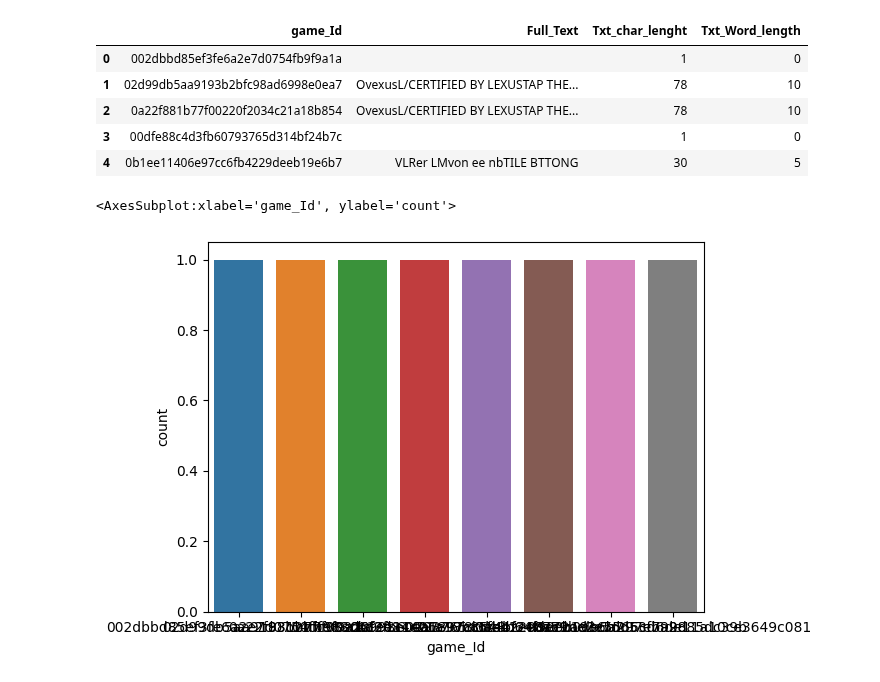
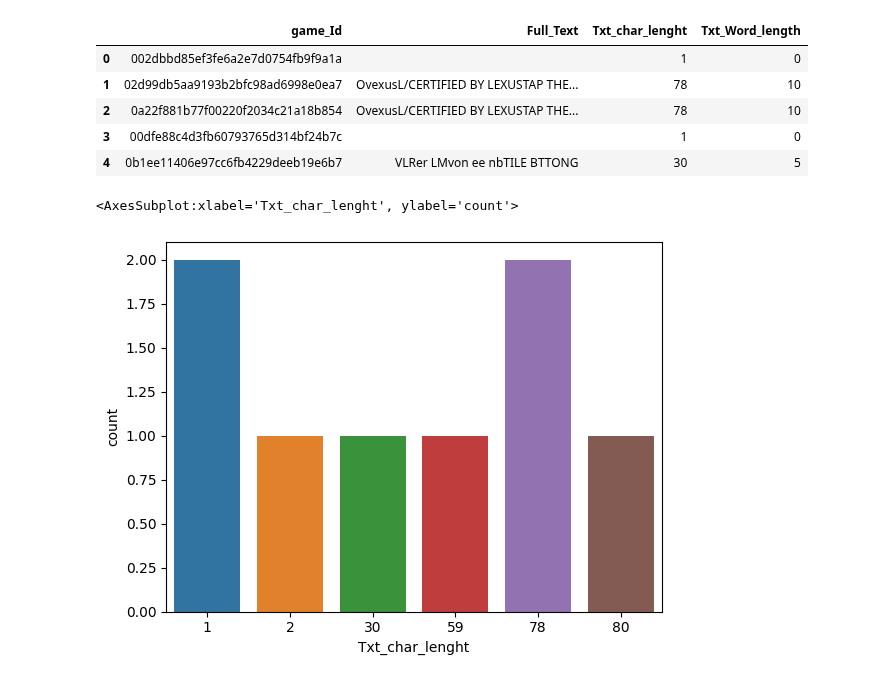
Before and after one commit to ad-Optimisation/ad_optimisation, a Jupyter notebook: notebooks/text_extraction.ipynb, the cells around one changed output. Cells and saved outputs as stored; diff of their text form; code cells hidden in the pictures.

```diff
--- a/notebooks/text_extraction.ipynb
+++ b/notebooks/text_extraction.ipynb
@@ -84,7 +84,7 @@ import seaborn as sns
 import matplotlib.pyplot as plt
 # %%
 #Count Plot
-sns.countplot(x="game_Id", data=txt_data)
+sns.countplot(x="Txt_char_lenght", data=txt_data)
 # %% [output]
-<AxesSubplot:xlabel='game_Id', ylabel='count'>
+<AxesSubplot:xlabel='Txt_char_lenght', ylabel='count'>
-[figure, old version]
+[figure, new version]
```
